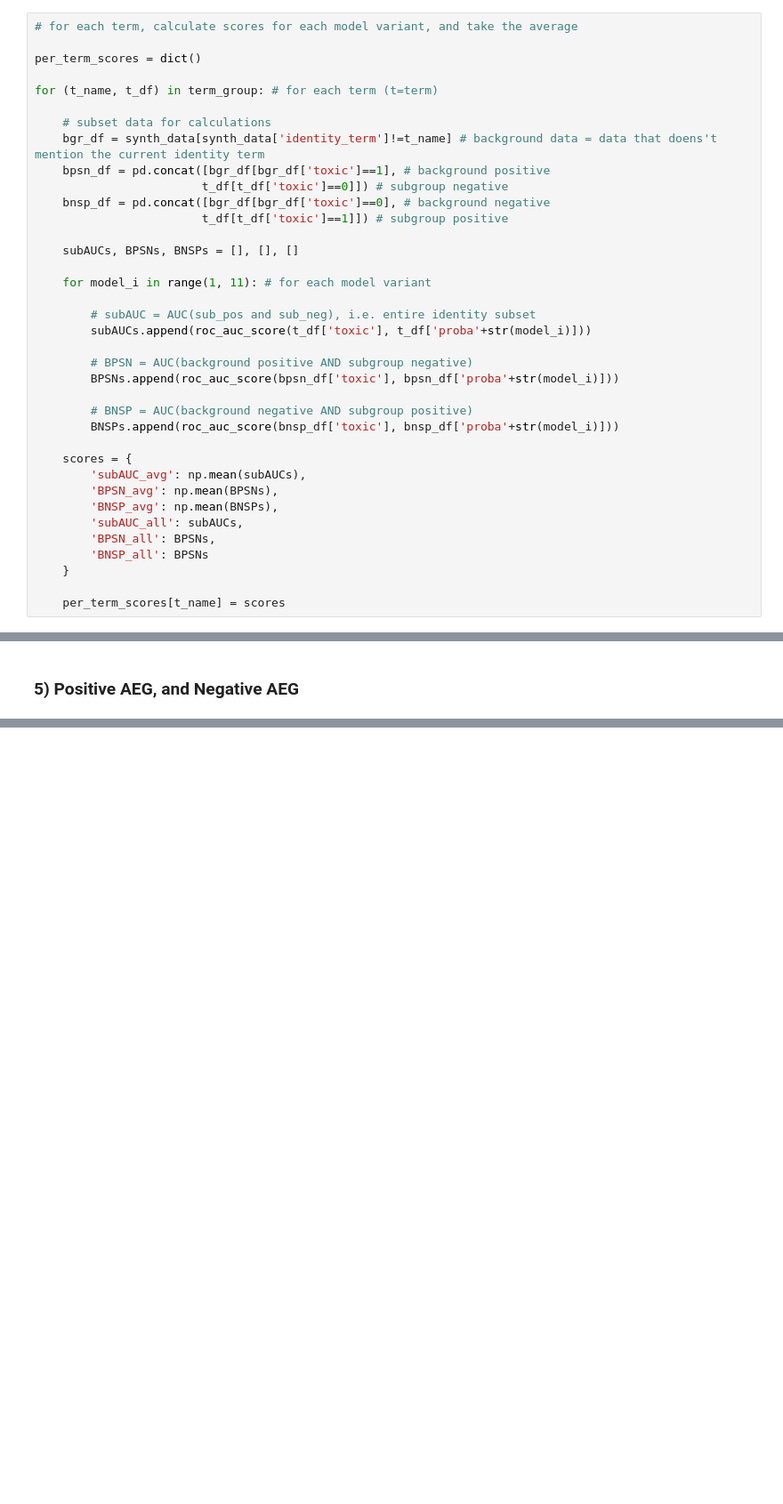
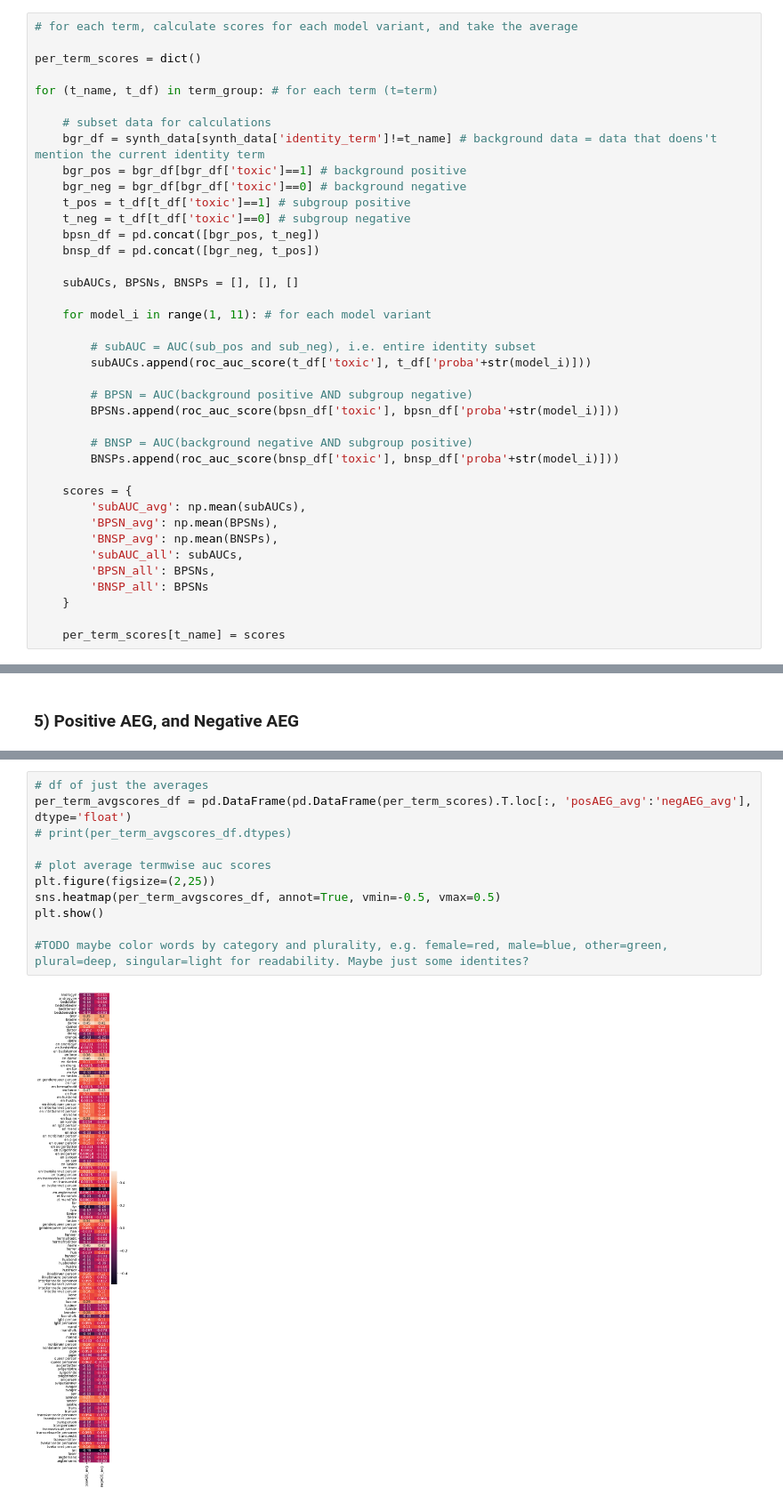
Before and after one commit to MajaMittag/gender-bias_da, a Jupyter notebook: toxicity_detection/unintended_bias_analysis.ipynb, the cells around one changed output, grey strips where cells are left out. Shown at 89% size. Saved outputs shown, nothing was run; the diff lists cells and outputs as text; blank space fills up the shorter version.

```diff
--- a/toxicity_detection/unintended_bias_analysis.ipynb
+++ b/toxicity_detection/unintended_bias_analysis.ipynb
@@ -332,10 +353,12 @@ for (t_name, t_df) in term_group: # for each term (t=term)
 
     # subset data for calculations
     bgr_df = synth_data[synth_data['identity_term']!=t_name] # background data = data that doens't mention the current identity term
-    bpsn_df = pd.concat([bgr_df[bgr_df['toxic']==1], # background positive
-                        t_df[t_df['toxic']==0]]) # subgroup negative
-    bnsp_df = pd.concat([bgr_df[bgr_df['toxic']==0], # background negative
-                        t_df[t_df['toxic']==1]]) # subgroup positive
+    bgr_pos = bgr_df[bgr_df['toxic']==1] # background positive
+    bgr_neg = bgr_df[bgr_df['toxic']==0] # background negative
+    t_pos = t_df[t_df['toxic']==1] # subgroup positive
+    t_neg = t_df[t_df['toxic']==0] # subgroup negative
+    bpsn_df = pd.concat([bgr_pos, t_neg])
+    bnsp_df = pd.concat([bgr_neg, t_pos])
 
     subAUCs, BPSNs, BNSPs = [], [], []
 
@@ -424,0 +578,13 @@ Weighted bias score: 0.4851
+# %%
+# df of just the averages
+per_term_avgscores_df = pd.DataFrame(pd.DataFrame(per_term_scores).T.loc[:, 'posAEG_avg':'negAEG_avg'], dtype='float')
+# print(per_term_avgscores_df.dtypes)
+
+# plot average termwise auc scores
+plt.figure(figsize=(2,25))
+sns.heatmap(per_term_avgscores_df, annot=True, vmin=-0.5, vmax=0.5)
+plt.show()
+
+#TODO maybe color words by category and plurality, e.g. female=red, male=blue, other=green, plural=deep, singular=light for readability. Maybe just some identites?
+# %% [output]
+[figure, added]
```
Also changed, not shown: parts of 7 cells of this notebook.
